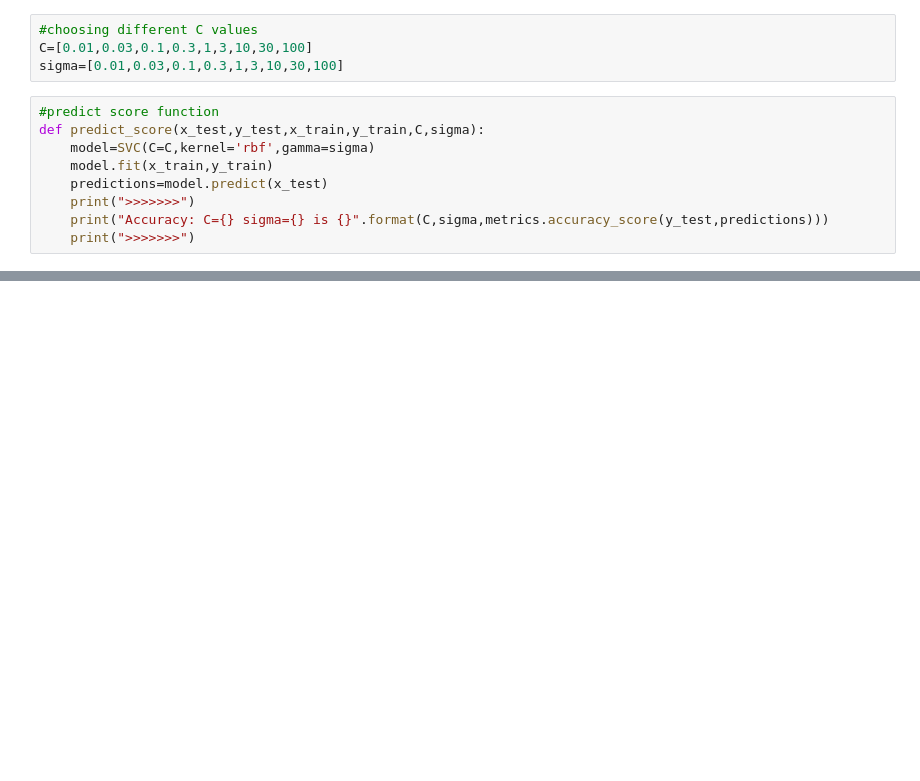
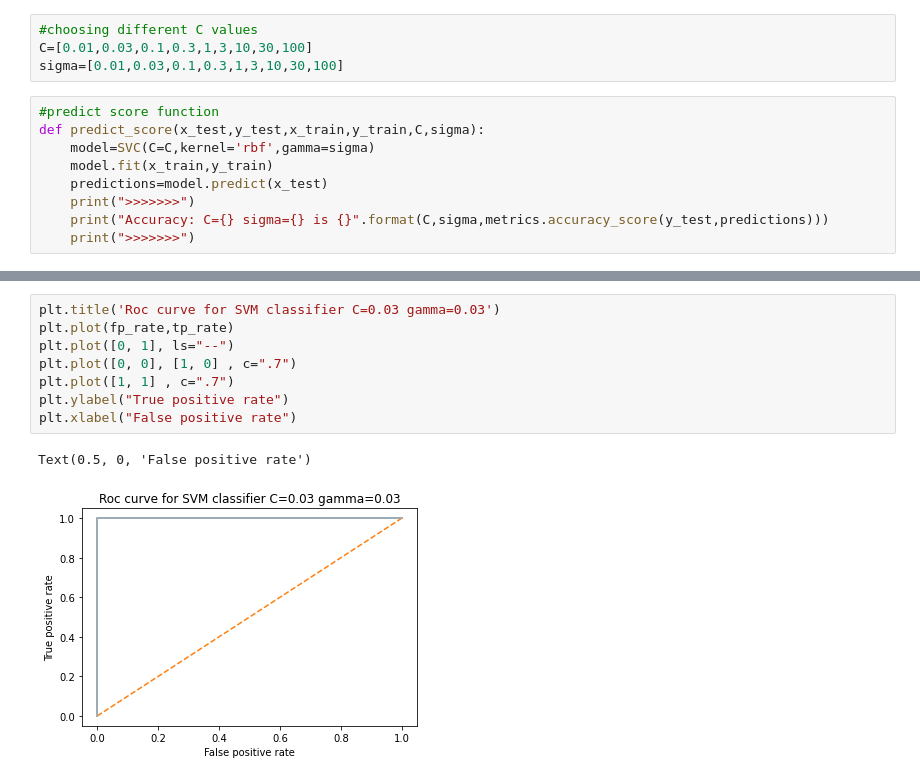
Before and after one commit to ascii5833/Potato-Disease-Classification, a Jupyter notebook: Detection.ipynb, the cells around one changed output, grey strips where cells are left out. Cells and saved outputs as stored; diff of their text form; blank space fills up the shorter version.

```diff
--- a/Detection.ipynb
+++ b/Detection.ipynb
@@ -112,0 +248,11 @@ Accuracy: C=100 sigma=100 is 0.75
+# %%
+plt.title('Roc curve for SVM classifier C=0.03 gamma=0.03')
+plt.plot(fp_rate,tp_rate)
+plt.plot([0, 1], ls="--")
+plt.plot([0, 0], [1, 0] , c=".7")
+plt.plot([1, 1] , c=".7")
+plt.ylabel("True positive rate")
+plt.xlabel("False positive rate")
+# %% [output]
+Text(0.5, 0, 'False positive rate')
+[figure, added]
```
Also changed, not shown: parts of 24 cells of this notebook, 5 other files.
